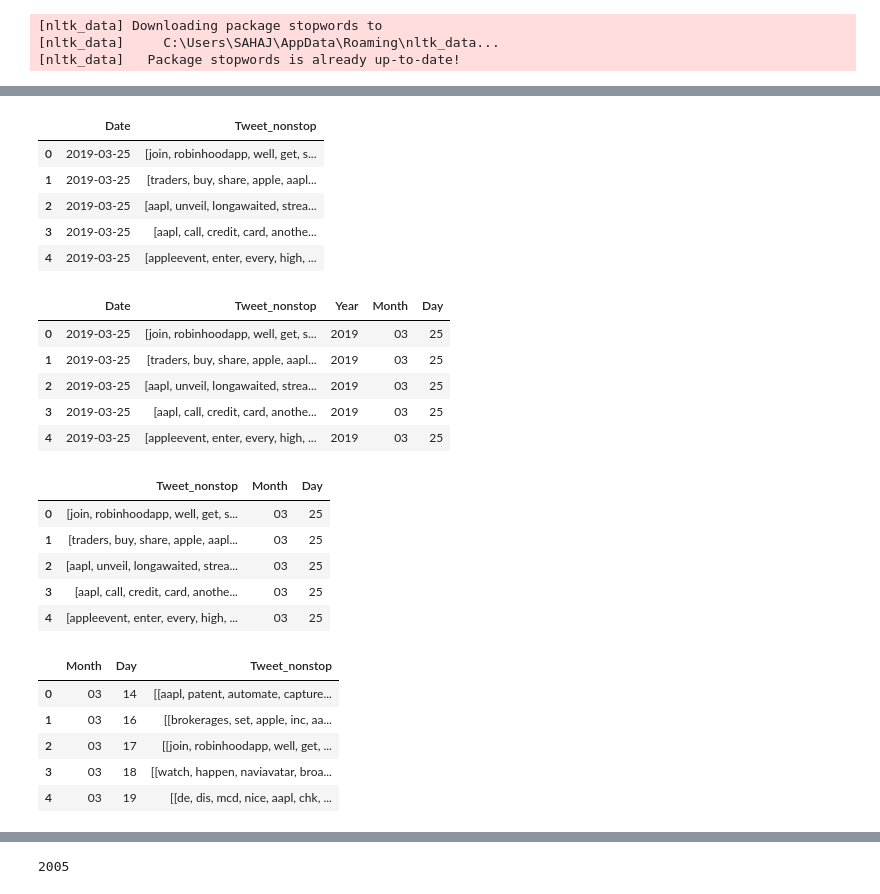
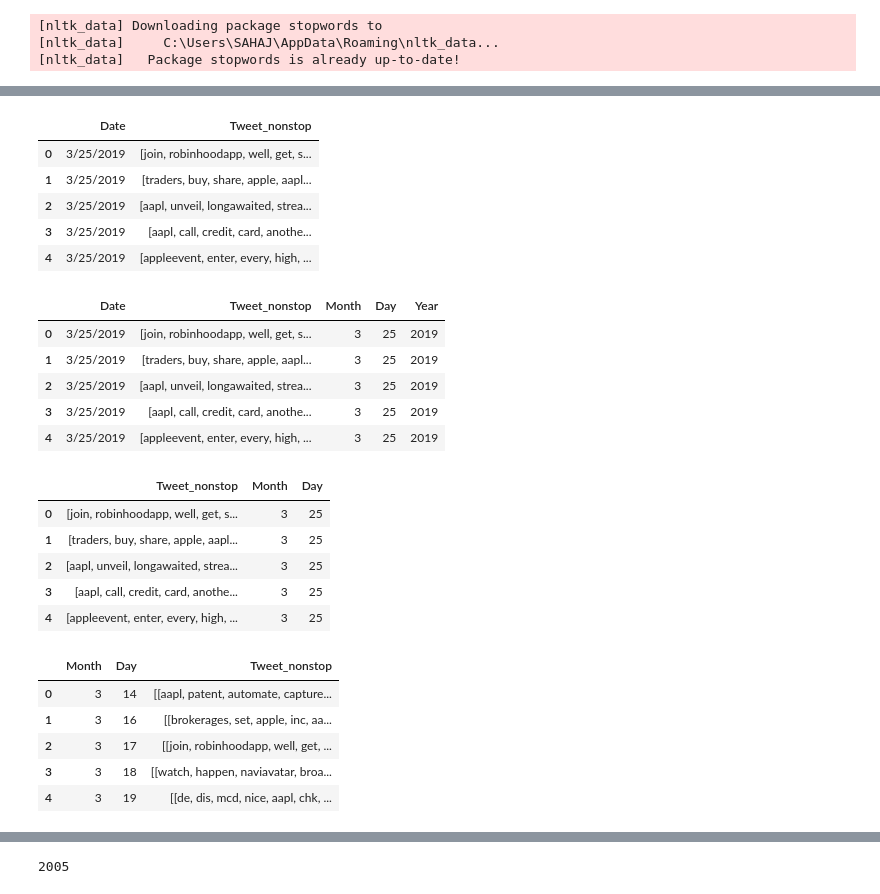
Before and after one commit to Sahaj-Chhabra/DATA-SCIENCE_PROJECT, a Jupyter notebook: Sentiment Analysis.ipynb, the cells around one changed output, grey strips where cells are left out. Saved outputs shown, nothing was run; the diff lists cells and outputs as text; code cells hidden in the pictures.

```diff
--- a/Sentiment Analysis.ipynb
+++ b/Sentiment Analysis.ipynb
@@ -214,27 +182,27 @@ df.head(20)
 # %%
 #### REMOVE WHITESPACES
 # %%
-Apple_Data = df.drop(["Tweets","Tweet_punct","Tweet_nonewline","Tweet_wohttp","Tweet_nonum","Tweet_noascii","Tweet_tokenized","Tweet_lemmatized"], axis=1)
+Apple_Data_Tweets = df.drop(["Tweets","Tweet_punct","Tweet_nonewline","Tweet_wohttp","Tweet_nonum","Tweet_noascii","Tweet_tokenized","Tweet_lemmatized"], axis=1)
 # %%
-Apple_Data.head()
+Apple_Data_Tweets.head()
 # %% [output]
 |  | Date | Tweet_nonstop |
-| 0 | 2019-03-25 | [join, robinhoodapp, well, get, s... |
-| 1 | 2019-03-25 | [traders, buy, share, apple, aapl... |
-| 2 | 2019-03-25 | [aapl, unveil, longawaited, strea... |
-| 3 | 2019-03-25 | [aapl, call, credit, card, anothe... |
-| 4 | 2019-03-25 | [appleevent, enter, every, high, ... |
+| 0 | 3/25/2019 | [join, robinhoodapp, well, get, s... |
+| 1 | 3/25/2019 | [traders, buy, share, apple, aapl... |
+| 2 | 3/25/2019 | [aapl, unveil, longawaited, strea... |
+| 3 | 3/25/2019 | [aapl, call, credit, card, anothe... |
+| 4 | 3/25/2019 | [appleevent, enter, every, high, ... |
 # %%
-Apple_Data['Year']=[d.split('-')[0] for d in Apple_Data.Date]
-Apple_Data['Month']=[d.split('-')[1] for d in Apple_Data.Date]
-Apple_Data['Day']=[d.split('-')[2] for d in Apple_Data.Date]
+Apple_Data_Tweets['Month']=[d.split('/')[0] for d in Apple_Data_Tweets.Date]
+Apple_Data_Tweets['Day']=[d.split('/')[1] for d in Apple_Data_Tweets.Date]
+Apple_Data_Tweets['Year']=[d.split('/')[2] for d in Apple_Data_Tweets.Date]
 # %%
-Apple_Data.head()
+Apple_Data_Tweets.head()
 # %% [output]
-|  | Date | Tweet_nonstop | Year | Month | Day |
-| 0 | 2019-03-25 | [join, robinhoodapp, well, get, s... | 2019 | 03 | 25 |
-| 1 | 2019-03-25 | [traders, buy, share, apple, aapl... | 2019 | 03 | 25 |
-| 2 | 2019-03-25 | [aapl, unveil, longawaited, strea... | 2019 | 03 | 25 |
-| 3 | 2019-03-25 | [aapl, call, credit, card, anothe... | 2019 | 03 | 25 |
-| 4 | 2019-03-25 | [appleevent, enter, every, high, ... | 2019 | 03 | 25 |
+|  | Date | Tweet_nonstop | Month | Day | Year |
+| 0 | 3/25/2019 | [join, robinhoodapp, well, get, s... | 3 | 25 | 2019 |
+| 1 | 3/25/2019 | [traders, buy, share, apple, aapl... | 3 | 25 | 2019 |
+| 2 | 3/25/2019 | [aapl, unveil, longawaited, strea... | 3 | 25 | 2019 |
+| 3 | 3/25/2019 | [aapl, call, credit, card, anothe... | 3 | 25 | 2019 |
+| 4 | 3/25/2019 | [appleevent, enter, every, high, ... | 3 | 25 | 2019 |
 # %%
@@ -242,10 +210,10 @@ Apple_Data = Apple_Data.drop(['Date','Year'],axis=1)
 # %%
-Apple_Data.head()
+Apple_Data_Tweets.head()
 # %% [output]
 |  | Tweet_nonstop | Month | Day |
-| 0 | [join, robinhoodapp, well, get, s... | 03 | 25 |
-| 1 | [traders, buy, share, apple, aapl... | 03 | 25 |
-| 2 | [aapl, unveil, longawaited, strea... | 03 | 25 |
-| 3 | [aapl, call, credit, card, anothe... | 03 | 25 |
-| 4 | [appleevent, enter, every, high, ... | 03 | 25 |
+| 0 | [join, robinhoodapp, well, get, s... | 3 | 25 |
+| 1 | [traders, buy, share, apple, aapl... | 3 | 25 |
+| 2 | [aapl, unveil, longawaited, strea... | 3 | 25 |
+| 3 | [aapl, call, credit, card, anothe... | 3 | 25 |
+| 4 | [appleevent, enter, every, high, ... | 3 | 25 |
 # %%
@@ -255,12 +223,12 @@ final_dataset = Apple_Data.groupby(['Month', 'Day'])['Tweet_nonstop'].apply(list
 # %%
-final_dataset.head()
+final_dataset_Tweets.head()
 # %% [output]
 |  | Month | Day | Tweet_nonstop |
-| 0 | 03 | 14 | [[aapl, patent, automate, capture... |
-| 1 | 03 | 16 | [[brokerages, set, apple, inc, aa... |
-| 2 | 03 | 17 | [[join, robinhoodapp, well, get, ... |
-| 3 | 03 | 18 | [[watch, happen, naviavatar, broa... |
-| 4 | 03 | 19 | [[de, dis, mcd, nice, aapl, chk, ... |
+| 0 | 3 | 14 | [[aapl, patent, automate, capture... |
+| 1 | 3 | 16 | [[brokerages, set, apple, inc, aa... |
+| 2 | 3 | 17 | [[join, robinhoodapp, well, get, ... |
+| 3 | 3 | 18 | [[watch, happen, naviavatar, broa... |
+| 4 | 3 | 19 | [[de, dis, mcd, nice, aapl, chk, ... |
 # %%
 def ltod(a):
     dic={}
```
Also changed, not shown: parts of 70 cells of this notebook.
